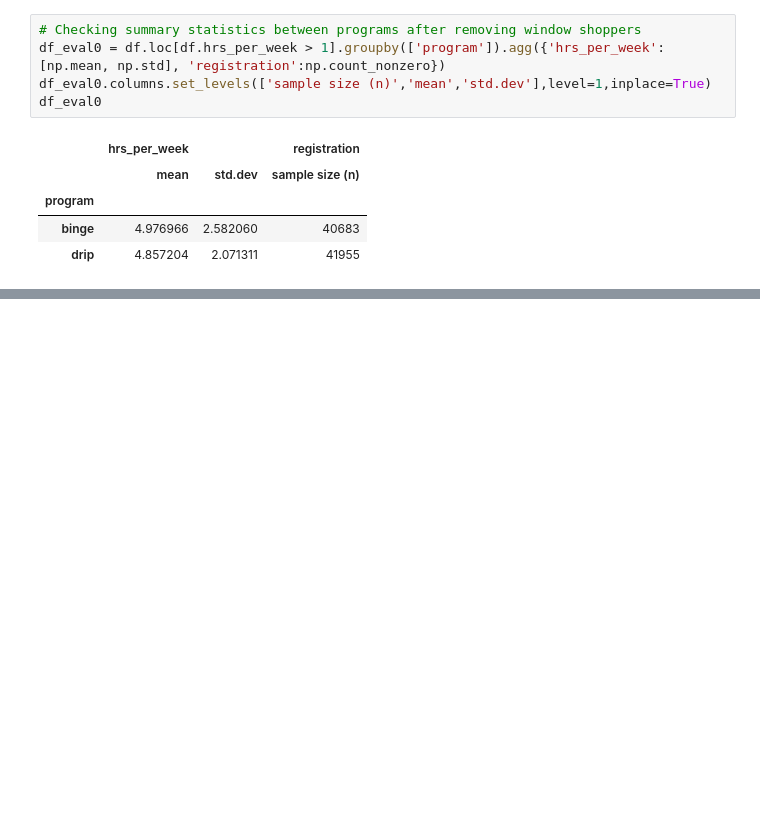
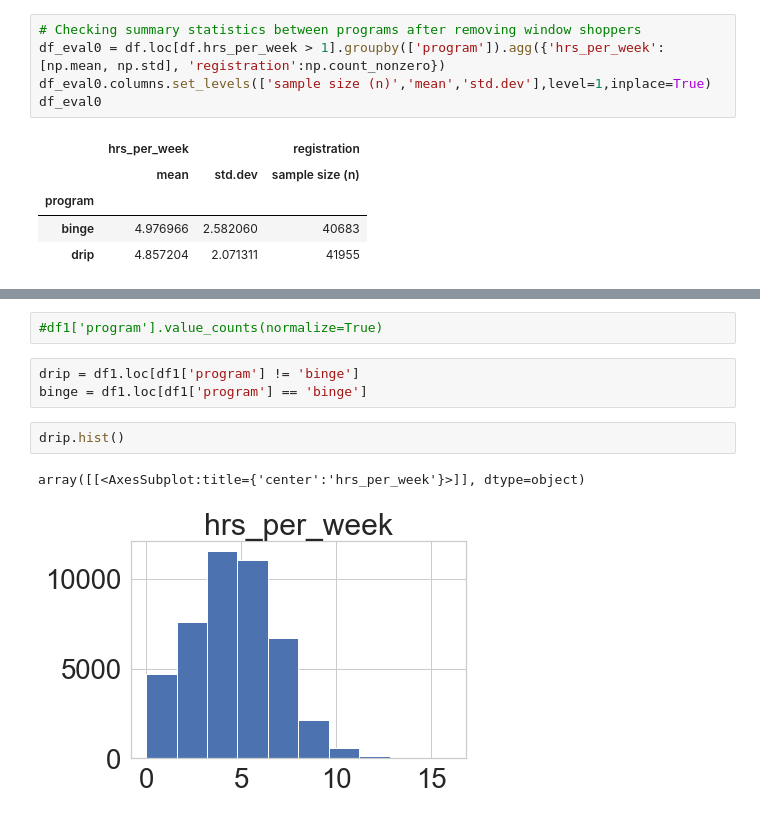
Before and after one commit to Wamuza1/Program_Evaluation, a Jupyter notebook: Program Evaluation Analysis.ipynb, the cells around one changed output, grey strips where cells are left out. Cells and saved outputs as stored; diff of their text form; blank space fills up the shorter version.

```diff
--- a/Program Evaluation Analysis.ipynb
+++ b/Program Evaluation Analysis.ipynb
@@ -186,0 +264,10 @@ df_eval1
+# %%
+#df1['program'].value_counts(normalize=True)
+# %%
+drip = df1.loc[df1['program'] != 'binge']
+binge = df1.loc[df1['program'] == 'binge']
+# %%
+drip.hist()
+# %% [output]
+array([[<AxesSubplot:title={'center':'hrs_per_week'}>]], dtype=object)
+[figure, added]
```
Also changed, not shown: parts of 51 cells of this notebook, 9 other files.
